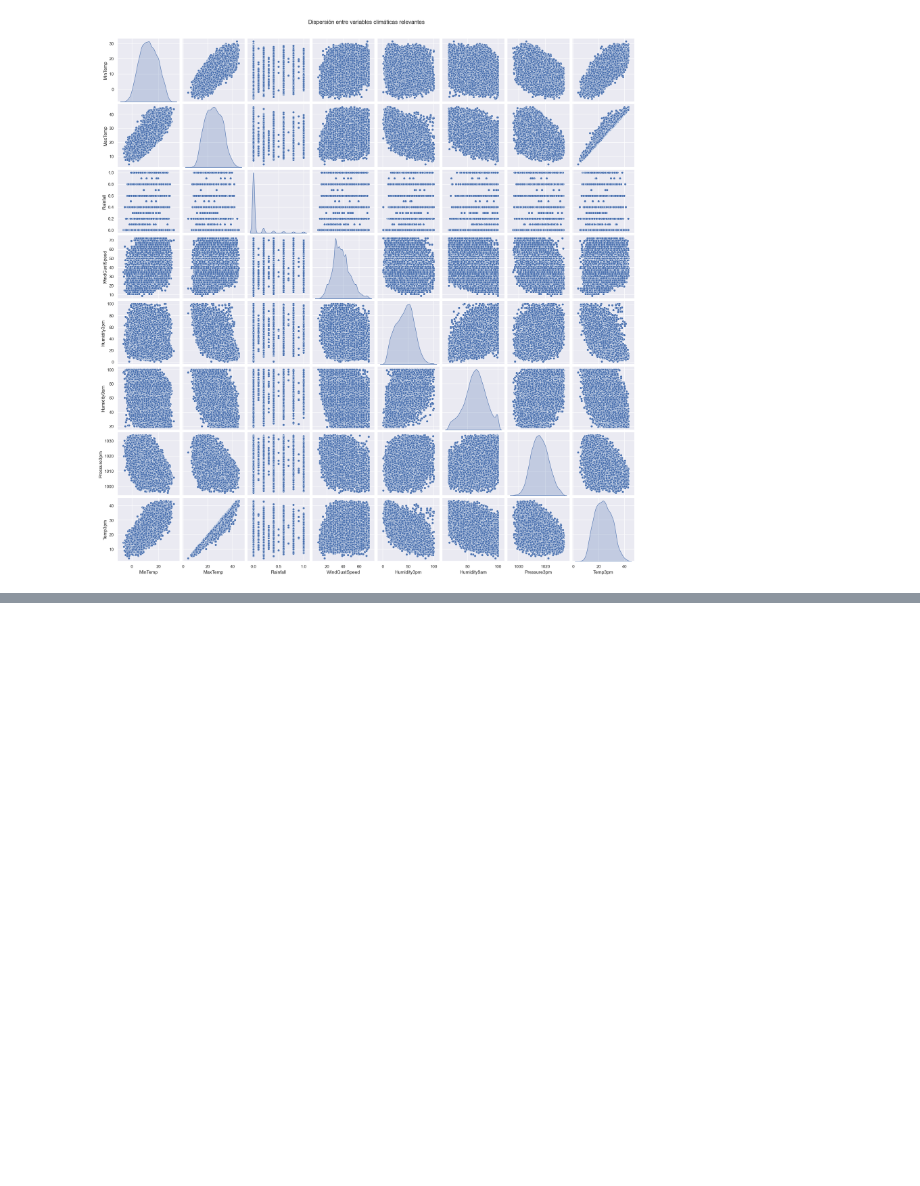
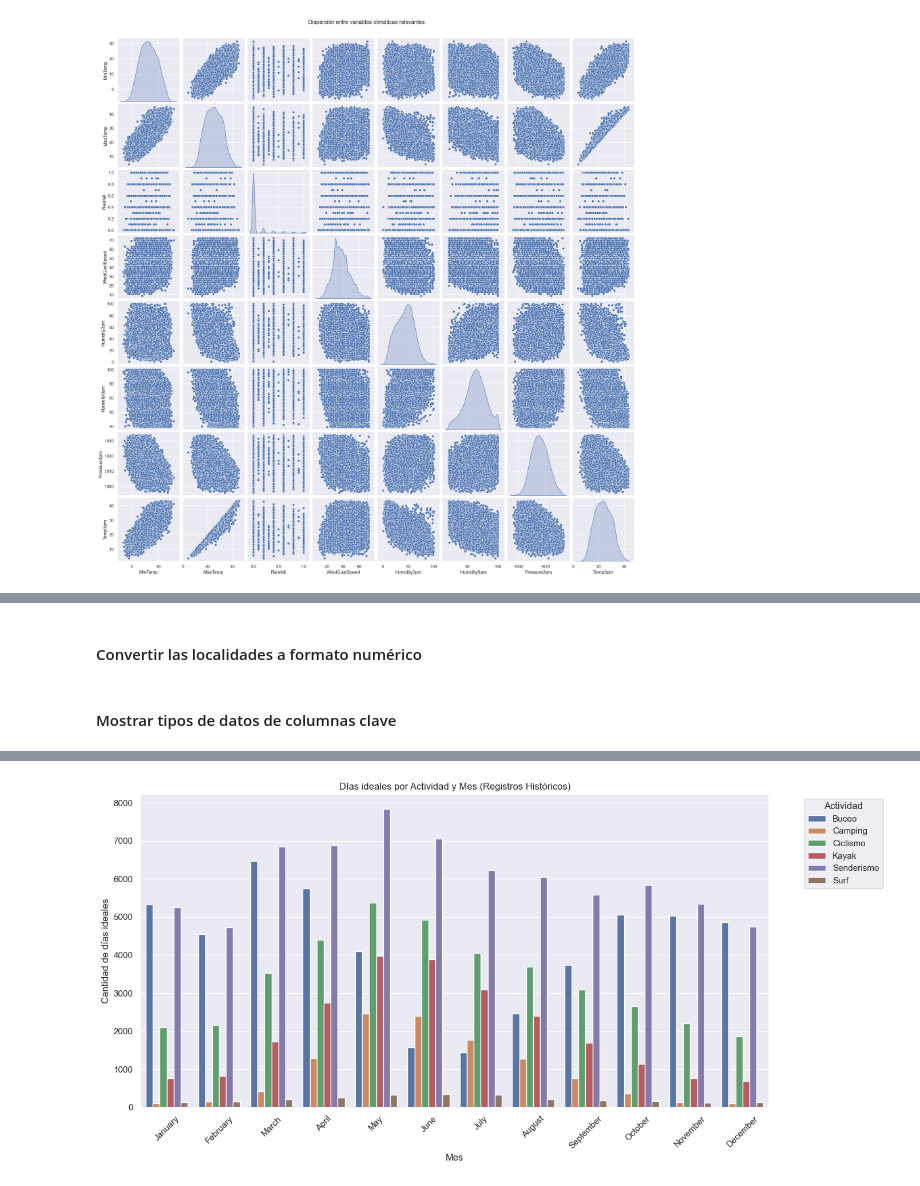
Before and after one commit to Manolowo/MineriadeDatos_Meteorologia, a Jupyter notebook: commonwealth/notebooks/02_data_understanding.ipynb, the cells around one changed output, grey strips where cells are left out. Drawn from its saved outputs; the diff is of its cells as text; code cells hidden in the pictures; blank space fills up the shorter version.

Commit message:
Actualización de Data exploration
Limpieza de los datos en un 40%

```diff
--- a/commonwealth/notebooks/02_data_understanding.ipynb
+++ b/commonwealth/notebooks/02_data_understanding.ipynb
@@ -529,0 +542,2 @@ plt.show()
+# %% [markdown]
+#### Convertir las localidades a formato numérico
@@ -529,0 +549,2 @@ plt.show()
+# %% [markdown]
+#### Mostrar tipos de datos de columnas clave
@@ -529,0 +581,52 @@ plt.show()
+# %%
+import pandas as pd
+import matplotlib.pyplot as plt
+import seaborn as sns
+from pandas.api.types import CategoricalDtype
+
+# Carga del dataset
+df = pd.read_csv("C:/Users/franc/OneDrive/Desktop/TourXtreme/weather-aus/data/01_raw/weatherAUS.csv")
+
+# Conversión de fecha
+df['Date'] = pd.to_datetime(df['Date'])
+
+# Ajuste de condiciones realistas para días ideales por actividad (según valores disponibles en el dataset)
+condiciones = {
+    'Surf': (df['WindGustSpeed'] < 35) & (df['RainToday'] == 'No') & (df['RISK_MM'].between(0.5, 2.5)),
+    'Senderismo': (df['RainToday'] == 'No') & (df['WindGustSpeed'] < 45) & (df['MaxTemp'] < 36),
+    'Buceo': (df['MaxTemp'].between(21, 31)) & (df['RainToday'] == 'No'),
+    'Kayak': (df['WindGustSpeed'] < 30) & (df['Rainfall'] < 6),
+    'Ciclismo': (df['RainToday'] == 'No') & (df['WindGustSpeed'] < 35),
+    'Camping': (df['WindGustSpeed'] < 25) & (df['MaxTemp'].between(12, 28)) & (df['Rainfall'] < 3),
+}
+
+# Construir DataFrame con resultados por actividad
+registros = []
+for actividad, condicion in condiciones.items():
+    df_act = df.loc[condicion].copy()
+    df_act['Mes'] = df_act['Date'].dt.strftime('%B')
+    df_act['Actividad'] = actividad
+    registros.append(df_act[['Mes', 'Actividad']])
+
+df_todo = pd.concat(registros)
+
+# Ordenar meses
+df_todo['Mes'] = df_todo['Mes'].astype(CategoricalDtype(categories=[
+    'January', 'February', 'March', 'April', 'May', 'June',
+    'July', 'August', 'September', 'October', 'November', 'December'
+], ordered=True))
+
+# Agrupar y contar días ideales por mes y actividad
+conteo = df_todo.groupby(['Actividad', 'Mes']).size().reset_index(name='Dias_Ideales')
+
+# Gráfico actualizado
+plt.figure(figsize=(14, 7))
+sns.barplot(data=conteo, x='Mes', y='Dias_Ideales', hue='Actividad')
+plt.title("Días ideales por Actividad y Mes (Registros Históricos)")
+plt.ylabel("Cantidad de días ideales")
+plt.xlabel("Mes")
+plt.xticks(rotation=45)
+plt.legend(title="Actividad", bbox_to_anchor=(1.05, 1), loc='upper left')
+plt.tight_layout()
+plt.show()
+# %% [output]
@@ -529,0 +634 @@ plt.show()
+[figure, added]
```
Also changed, not shown: parts of 9 cells of this notebook.
